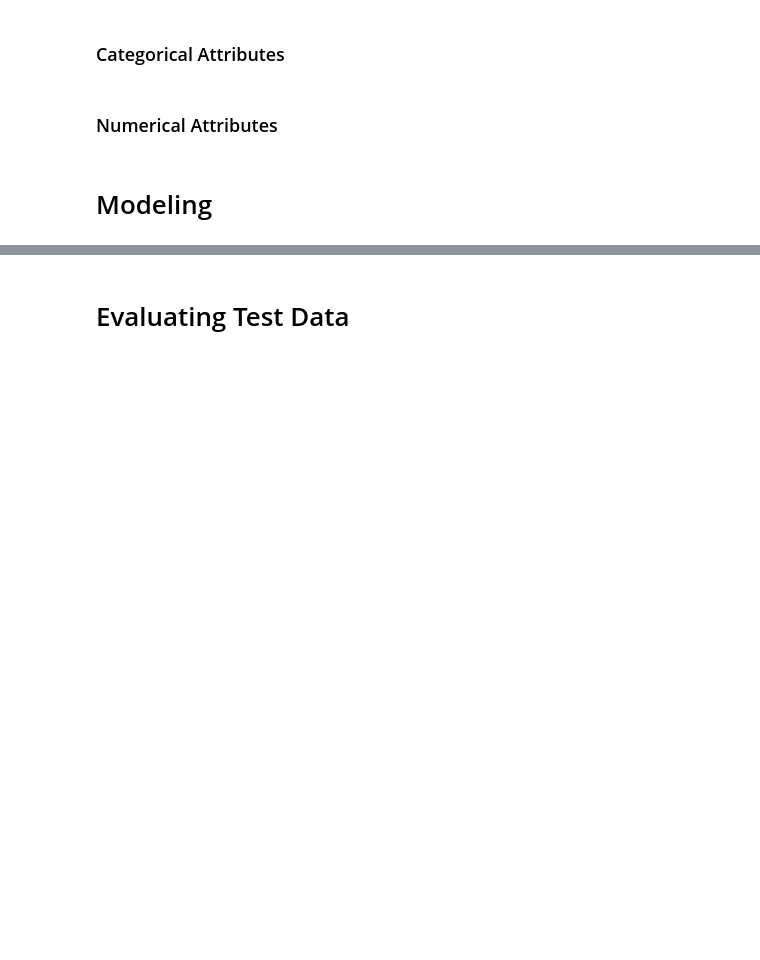
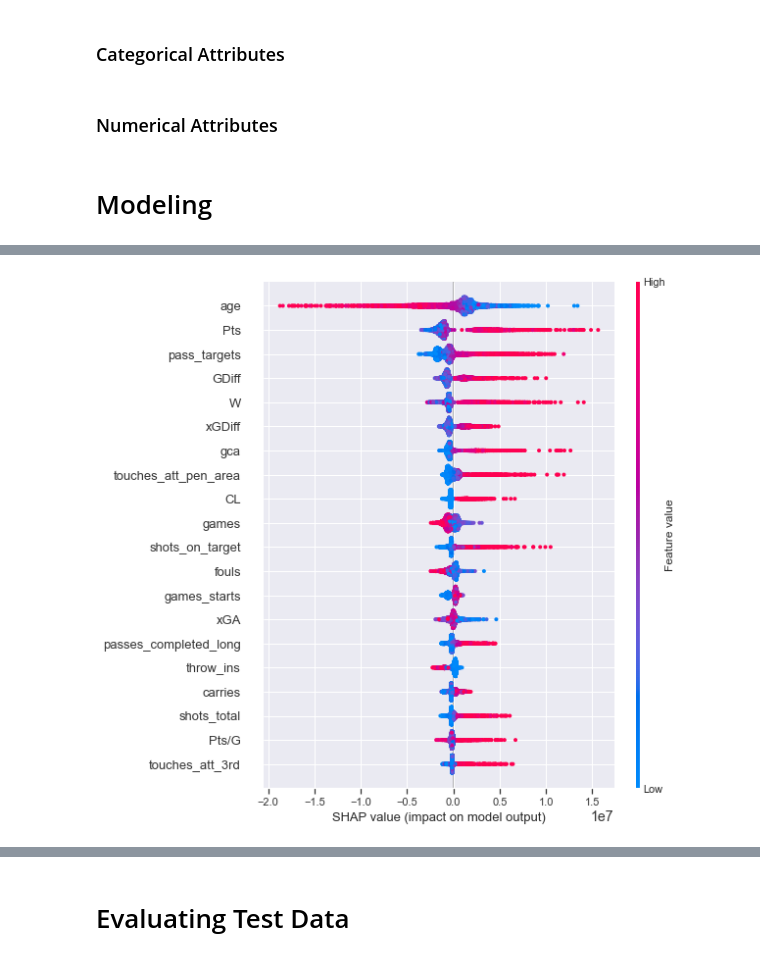
Before and after one commit to ubiratanfilho/Soccer_Transfer_Market, a Jupyter notebook: main.ipynb, the cells around one changed output, grey strips where cells are left out. Cells and saved outputs as stored; diff of their text form; code cells hidden in the pictures; blank space fills up the shorter version.

Commit message:
Add feature importances in main.ipynb

```diff
--- a/main.ipynb
+++ b/main.ipynb
@@ -447,7 +448,9 @@ class Prepare_Categorical_Data(BaseEstimator, TransformerMixin):
         X["nationality"] = X.nationality.map(lambda x: x if x in important_nations else "Other")
         X.position.replace('0', None, inplace=True)
         X['position_1'] = X.position.map(format_position_1)
-        return X[cat_cols]
+        self.cat_cols.remove('position')
+        self.cat_cols.append('position_1')
+        return X[self.cat_cols]
 # %%
 from sklearn.preprocessing import OneHotEncoder, StandardScaler
 from sklearn.impute import SimpleImputer
@@ -477,3 +478,11 @@ X_prep = data_prep_pipe.fit_transform(X)
+# %%
+X_prep = data_prep_pipe.fit_transform(X)
+
+attributes = num_cols.copy()
+cat_encoder = data_prep_pipe.named_transformers_["cat"].named_steps["onehot"]
+for arr in cat_encoder.categories_:
+    attributes += list(arr)
+X_prep = pd.DataFrame(X_prep, columns=attributes)
 # %% [markdown]
 # Modeling
 # %%
@@ -532,8 +541,6 @@ for model_name in ["xgb", "lgb", "svr", "rf"]:
     best_score = np.sqrt(-search.best_score_)
     print("Best parameters for {}: {} with the score {:.2f}".format(model_name, search.best_params_, best_score))
 
-    best_model = get_model(model_name, search.best_params_)
-
     # save the model to disk
-    joblib.dump(best_model, "Models/%s.pkl" % model_name)
+    joblib.dump(search.best_estimator_, "Models/%s.pkl" % model_name)
 # %% [output]
@@ -569 +574,8 @@ Best parameters for xgb: {'subsample': 1.0, 'n_estimators': 800, 'max_depth': 5,
 ['Models/best_xgb.pkl']
+# %%
+import shap
+
+model = joblib.load("Models/best_xgb.pkl")
+explainer = shap.Explainer(model)
+
+shap_values = explainer(X_prep, check_additivity=False)
@@ -569,0 +597,4 @@ Best parameters for xgb: {'subsample': 1.0, 'n_estimators': 800, 'max_depth': 5,
+# %%
+shap.summary_plot(shap_values, X_prep)
+# %% [output]
+[figure, added]
```
Also changed, not shown: parts of 15 cells of this notebook, 5 other files.
